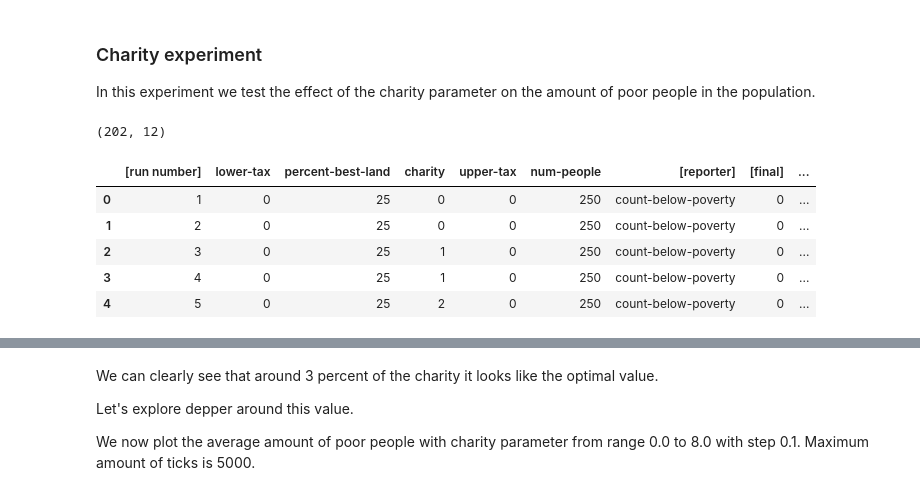
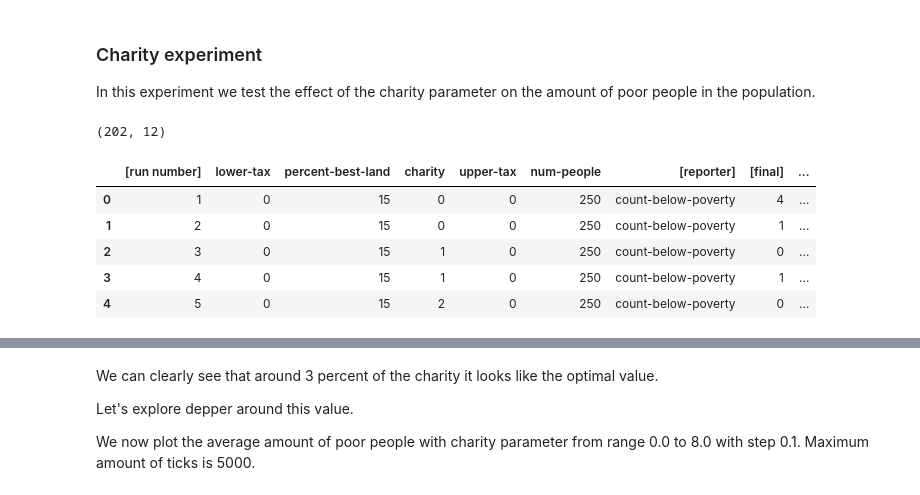
Before and after one commit to MrJoeKr/loveTaxes, a Jupyter notebook: make_graphs.ipynb, the cells around one changed output, grey strips where cells are left out. Saved outputs shown, nothing was run; the diff lists cells and outputs as text; code cells hidden in the pictures.

```diff
--- a/make_graphs.ipynb
+++ b/make_graphs.ipynb
@@ -51,21 +51,54 @@ def delete_redundant_rows(filename: str) -> None:
 ### Charity experiment
 
 In this experiment we test the effect of the charity parameter on the amount of poor people in the population.
-# %%
-charity_data = process_netlogo_experiment_csv("data/charity_experiment_0_to_100.csv")
-
-# Convert mean column to float
-charity_data['[mean]'] = charity_data['[mean]'].astype(float)
-
-charity_data['charity'] = charity_data['charity'].astype(int)
-
-print(charity_data.shape)
-charity_data.head()
-# %% [output]
-(202, 12)
-|  | [run number] | lower-tax | percent-best-land | charity | upper-tax | num-people | [reporter] | [final] | ... |
-| 0 | 1 | 0 | 25 | 0 | 0 | 250 | count-below-poverty | 0 | ... |
-| 1 | 2 | 0 | 25 | 0 | 0 | 250 | count-below-poverty | 0 | ... |
-| 2 | 3 | 0 | 25 | 1 | 0 | 250 | count-below-poverty | 0 | ... |
-| 3 | 4 | 0 | 25 | 1 | 0 | 250 | count-below-poverty | 0 | ... |
-| 4 | 5 | 0 | 25 | 2 | 0 | 250 | count-below-poverty | 0 | ... |
+# %%
+def process_charity_experiment(filename: str) -> pd.DataFrame:
+    """
+    Process the charity experiment csv file
+    """
+
+    charity_data = process_netlogo_experiment_csv(filename)
+
+    # Convert mean column to float
+    charity_data["[mean]"] = charity_data["[mean]"].astype(float)
+
+    charity_data["charity"] = charity_data["charity"].astype(int)
+
+    return charity_data
+
+
+def plot_charity_experiment(
+    charity_data: pd.DataFrame, ax: plt.Axes, title: str
+) -> None:
+    """
+    Plot the charity experiment data
+    """
+    # Group rows by the "charity" parameter and calculate the mean of the "mean" column
+    grouped_data = charity_data.groupby("charity")["[mean]"].mean()
+
+    # print(grouped_data)
+
+    # Plot the grouped data
+    sns.barplot(x=grouped_data.index, y=grouped_data.values, ax=ax)
+
+    ax.set(
+        xlabel="Charity value (%)",
+        ylabel="Average people under poverty limit",
+        title=title,
+    )
+
+    # Show less number on the x-axis
+    ax.xaxis.set_major_locator(plt.MaxNLocator(5))
+# %%
+charity_data_poor = process_charity_experiment("data/charity_experiment_0_to_100_poor.csv")
+
+print(charity_data_poor.shape)
+charity_data_poor.head()
+# %% [output]
+(202, 12)
+|  | [run number] | lower-tax | percent-best-land | charity | upper-tax | num-people | [reporter] | [final] | ... |
+| 0 | 1 | 0 | 15 | 0 | 0 | 250 | count-below-poverty | 4 | ... |
+| 1 | 2 | 0 | 15 | 0 | 0 | 250 | count-below-poverty | 1 | ... |
+| 2 | 3 | 0 | 15 | 1 | 0 | 250 | count-below-poverty | 0 | ... |
+| 3 | 4 | 0 | 15 | 1 | 0 | 250 | count-below-poverty | 1 | ... |
+| 4 | 5 | 0 | 15 | 2 | 0 | 250 | count-below-poverty | 0 | ... |
```
Also changed, not shown: parts of 4 cells of this notebook.
